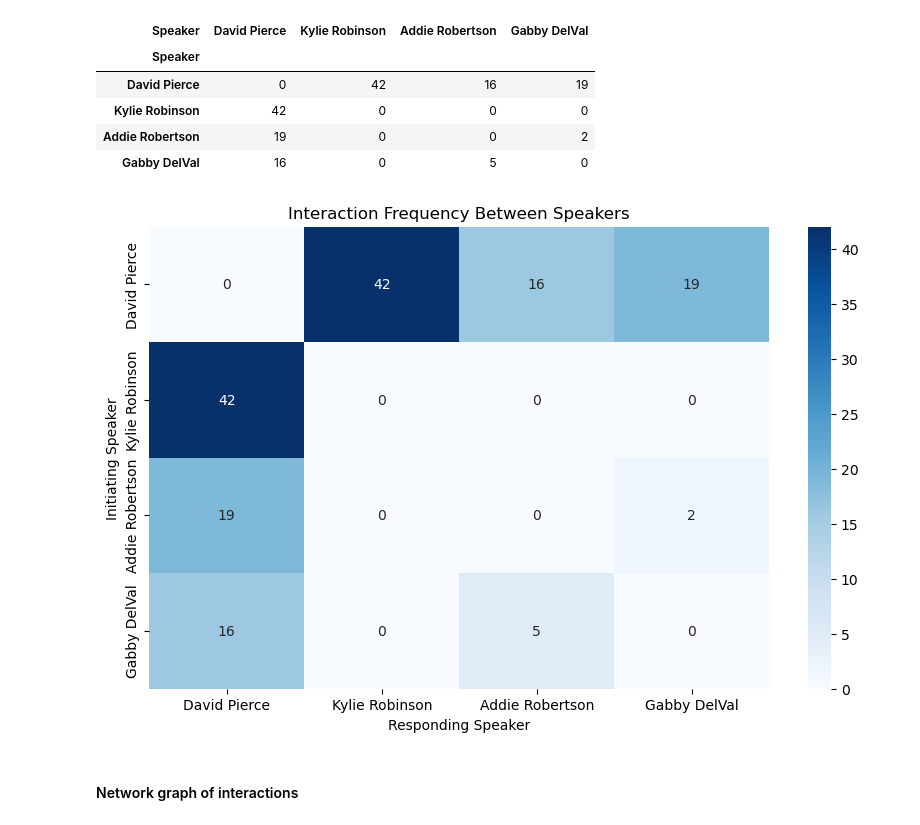
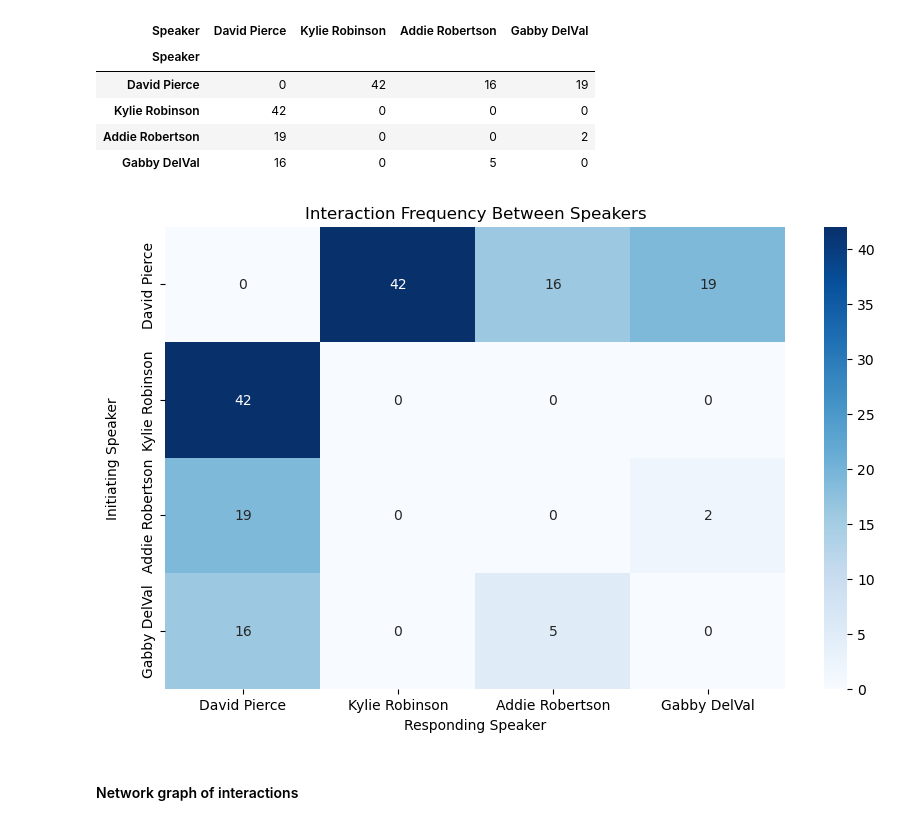
Before and after one commit to tijesu24/Vergecast-NLP, a Jupyter notebook: analysis.ipynb, the cells around one changed output. Drawn from its saved outputs; the diff is of its cells as text; code cells hidden in the pictures.

```diff
--- a/analysis.ipynb
+++ b/analysis.ipynb
@@ -473,16 +544,16 @@ interaction_matrix
 # %%
 import seaborn as sns
 import matplotlib.pyplot as plt
 
 
 plt.figure(figsize=(10, 6))
 sns.heatmap(interaction_matrix, annot=True, cmap='Blues', fmt='d', cbar=True)
 plt.title("Interaction Frequency Between Speakers")
 plt.xlabel("Responding Speaker")
-plt.ylabel("Initiating Speaker")
+plt.ylabel("Initiating Speaker\n")
 plt.show()
 # %% [output]
-[figure, old version]
+[figure, new version]
 # %% [markdown]
 #### Network graph of interactions
 # %%
```
Also changed, not shown: parts of 6 cells of this notebook.
